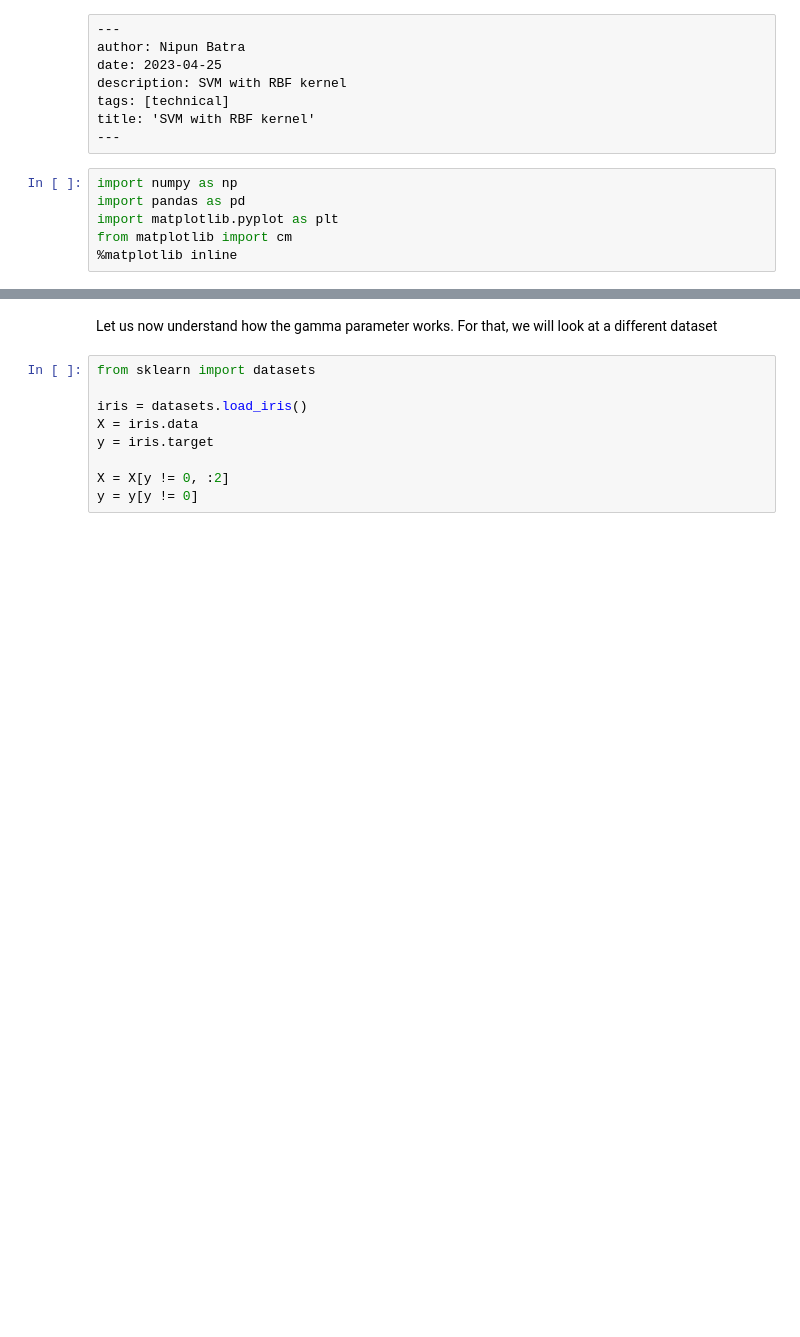
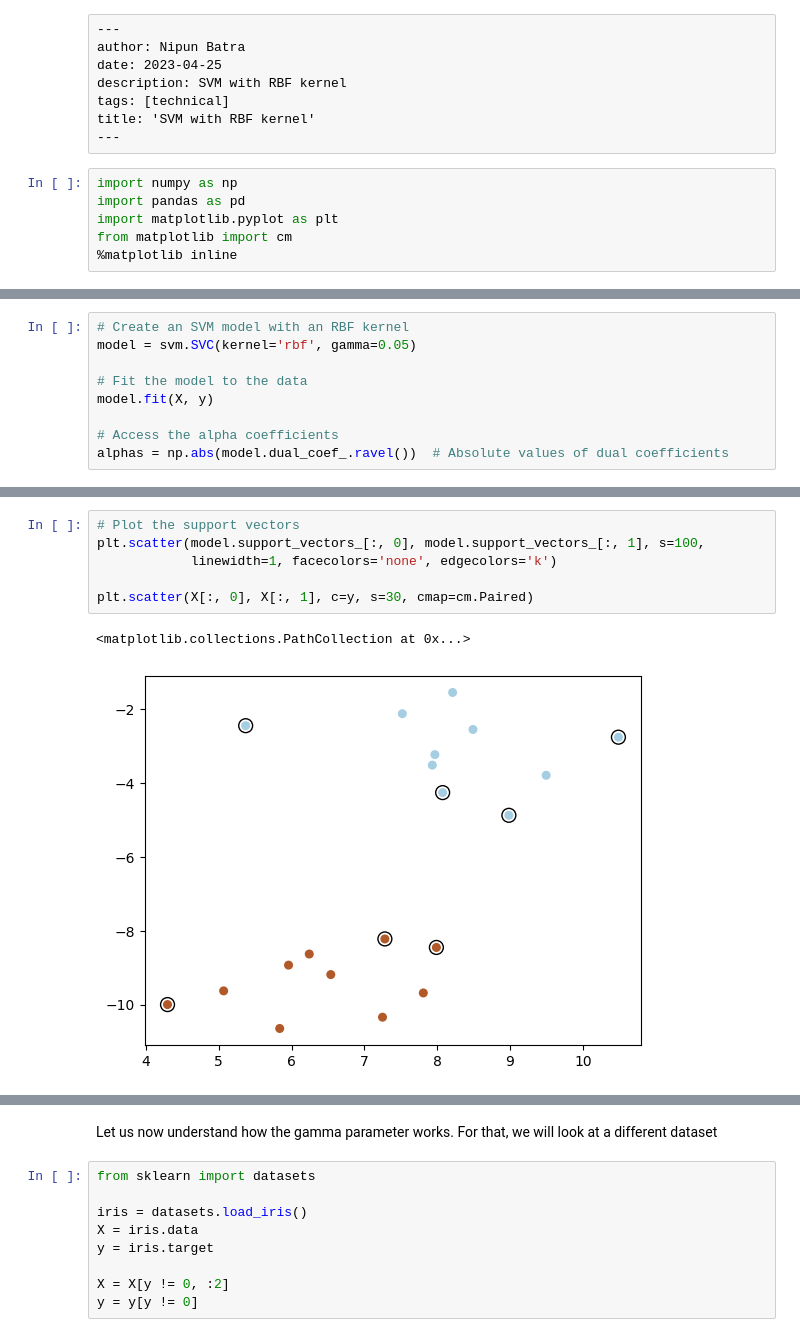
Before and after one commit to nipunbatra/ml-teaching, a Jupyter notebook: notebooks/svm-rbf.ipynb, the cells around one changed output, grey strips where cells are left out. Drawn from its saved outputs; the diff is of its cells as text; blank space fills up the shorter version.

```diff
--- a/notebooks/svm-rbf.ipynb
+++ b/notebooks/svm-rbf.ipynb
@@ -14,0 +26,9 @@ from matplotlib import cm
+# %%
+# Create an SVM model with an RBF kernel
+model = svm.SVC(kernel='rbf', gamma=0.05)
+
+# Fit the model to the data
+model.fit(X, y)
+
+# Access the alpha coefficients
+alphas = np.abs(model.dual_coef_.ravel())  # Absolute values of dual coefficients
@@ -14,0 +45,9 @@ from matplotlib import cm
+# %%
+# Plot the support vectors
+plt.scatter(model.support_vectors_[:, 0], model.support_vectors_[:, 1], s=100,
+            linewidth=1, facecolors='none', edgecolors='k')
+
+plt.scatter(X[:, 0], X[:, 1], c=y, s=30, cmap=cm.Paired)
+# %% [output]
+<matplotlib.collections.PathCollection at 0x...>
+[figure, added]
```
Also changed, not shown: parts of 7 cells of this notebook.
